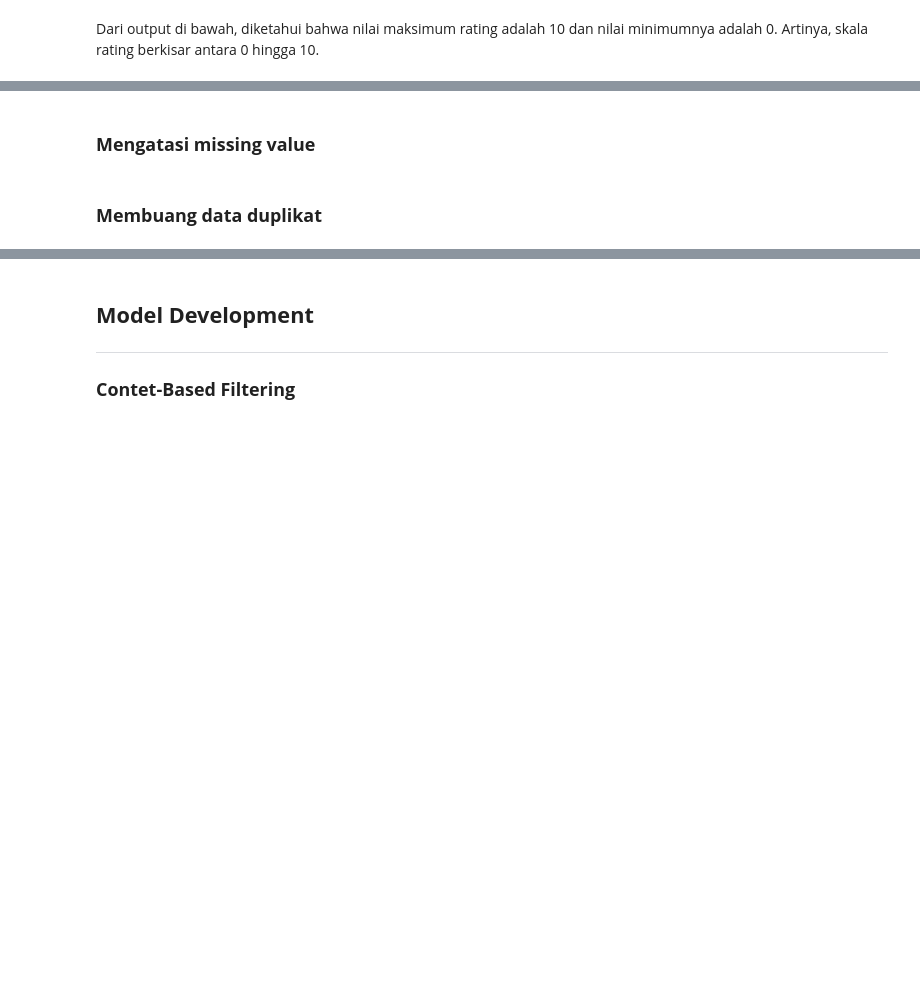
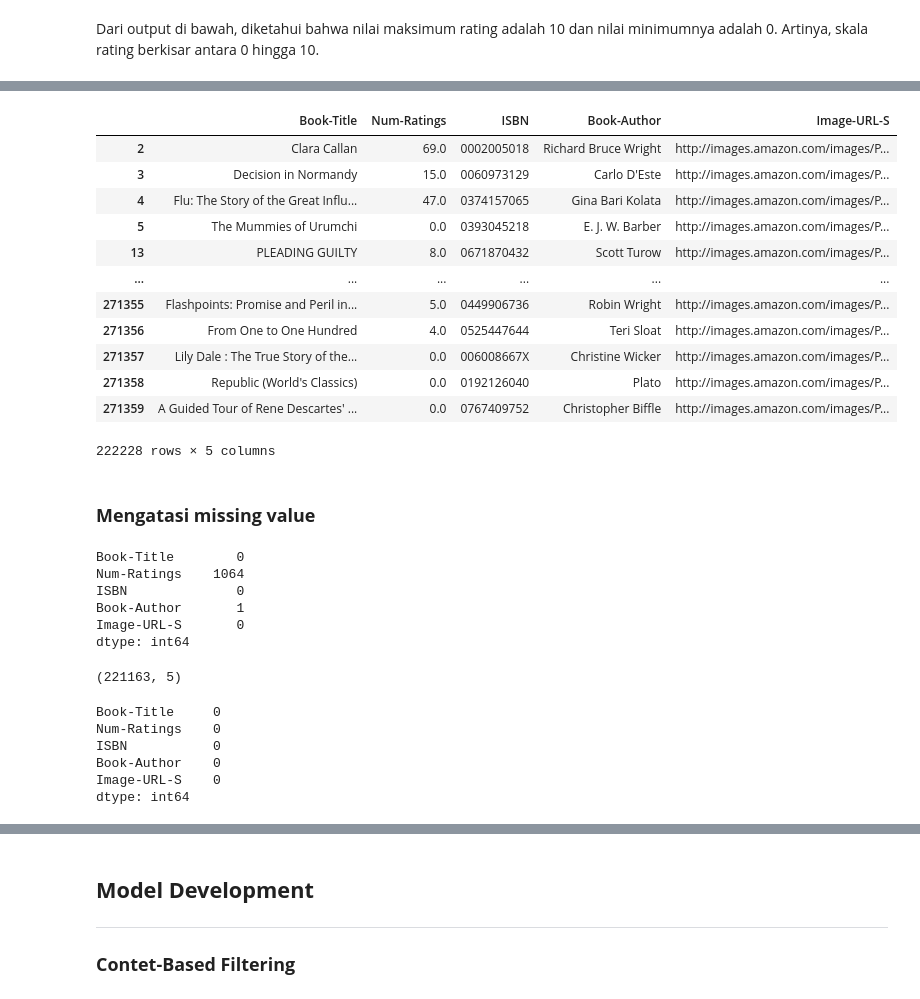
Before and after one commit to ziss11/books-recommendation, a Jupyter notebook: BookRecommendation.ipynb, the cells around one changed output, grey strips where cells are left out. Drawn from its saved outputs; the diff is of its cells as text; code cells hidden in the pictures; blank space fills up the shorter version.

Commit message:
adding book recommendation with content-based filtering

```diff
--- a/BookRecommendation.ipynb
+++ b/BookRecommendation.ipynb
@@ -107,3 +210,4 @@ Sistem rekomendasi ini hanya memerlukan data author dan rating sebagai fitur unt
 # %%
-unused_columns = ['Year-Of-Publication', 'Publisher', 'Image-URL-S', 'Image-URL-M', 'Image-URL-L']
+unused_columns = ['Year-Of-Publication', 'Publisher', 'Image-URL-M', 'Image-URL-L']
 books.drop(unused_columns, axis=1, inplace=True)
+books
@@ -121,0 +230,5 @@ new_books
+# %%
+ratings_with_name = ratings.merge(books,on='ISBN')
+new_ratings = ratings_with_name.groupby('Book-Title').sum()['Book-Rating'].reset_index()
+new_ratings.rename(columns={'Book-Rating':'Num-Ratings'}, inplace=True)
+new_ratings
@@ -122,11 +249,44 @@ new_books
+# %%
+new_books = pd.DataFrame({'Book-Title': books['Book-Title'].unique()})
+new_books = pd.merge(new_books, new_ratings, on='Book-Title', how='left')
+new_books = new_books.merge(books,on='Book-Title').drop_duplicates('Book-Title', keep=False)
+new_books
+# %% [output]
+|  | Book-Title | Num-Ratings | ISBN | Book-Author | Image-URL-S |
+| 2 | Clara Callan | 69.0 | 0002005018 | Richard Bruce Wright | http://images.amazon.com/images/P... |
+| 3 | Decision in Normandy | 15.0 | 0060973129 | Carlo D'Este | http://images.amazon.com/images/P... |
+| 4 | Flu: The Story of the Great Influ... | 47.0 | 0374157065 | Gina Bari Kolata | http://images.amazon.com/images/P... |
+| 5 | The Mummies of Urumchi | 0.0 | 0393045218 | E. J. W. Barber | http://images.amazon.com/images/P... |
+| 13 | PLEADING GUILTY | 8.0 | 0671870432 | Scott Turow | http://images.amazon.com/images/P... |
+| ... | ... | ... | ... | ... | ... |
+| 271355 | Flashpoints: Promise and Peril in... | 5.0 | 0449906736 | Robin Wright | http://images.amazon.com/images/P... |
+| 271356 | From One to One Hundred | 4.0 | 0525447644 | Teri Sloat | http://images.amazon.com/images/P... |
+| 271357 | Lily Dale : The True Story of the... | 0.0 | 006008667X | Christine Wicker | http://images.amazon.com/images/P... |
+| 271358 | Republic (World's Classics) | 0.0 | 0192126040 | Plato | http://images.amazon.com/images/P... |
+| 271359 | A Guided Tour of Rene Descartes' ... | 0.0 | 0767409752 | Christopher Biffle | http://images.amazon.com/images/P... |
+222228 rows × 5 columns
 # %% [markdown]
 ### **Mengatasi missing value**
 # %%
 new_books.isnull().sum()
+# %% [output]
+Book-Title        0
+Num-Ratings    1064
+ISBN              0
+Book-Author       1
+Image-URL-S       0
+dtype: int64
 # %%
 new_books = new_books.dropna()
 new_books.shape
+# %% [output]
+(221163, 5)
 # %%
 new_books.isnull().sum()
+# %% [output]
+Book-Title     0
+Num-Ratings    0
+ISBN           0
+Book-Author    0
+Image-URL-S    0
+dtype: int64
-# %% [markdown]
-### **Membuang data duplikat**
```
Also changed, not shown: parts of 32 cells of this notebook.
